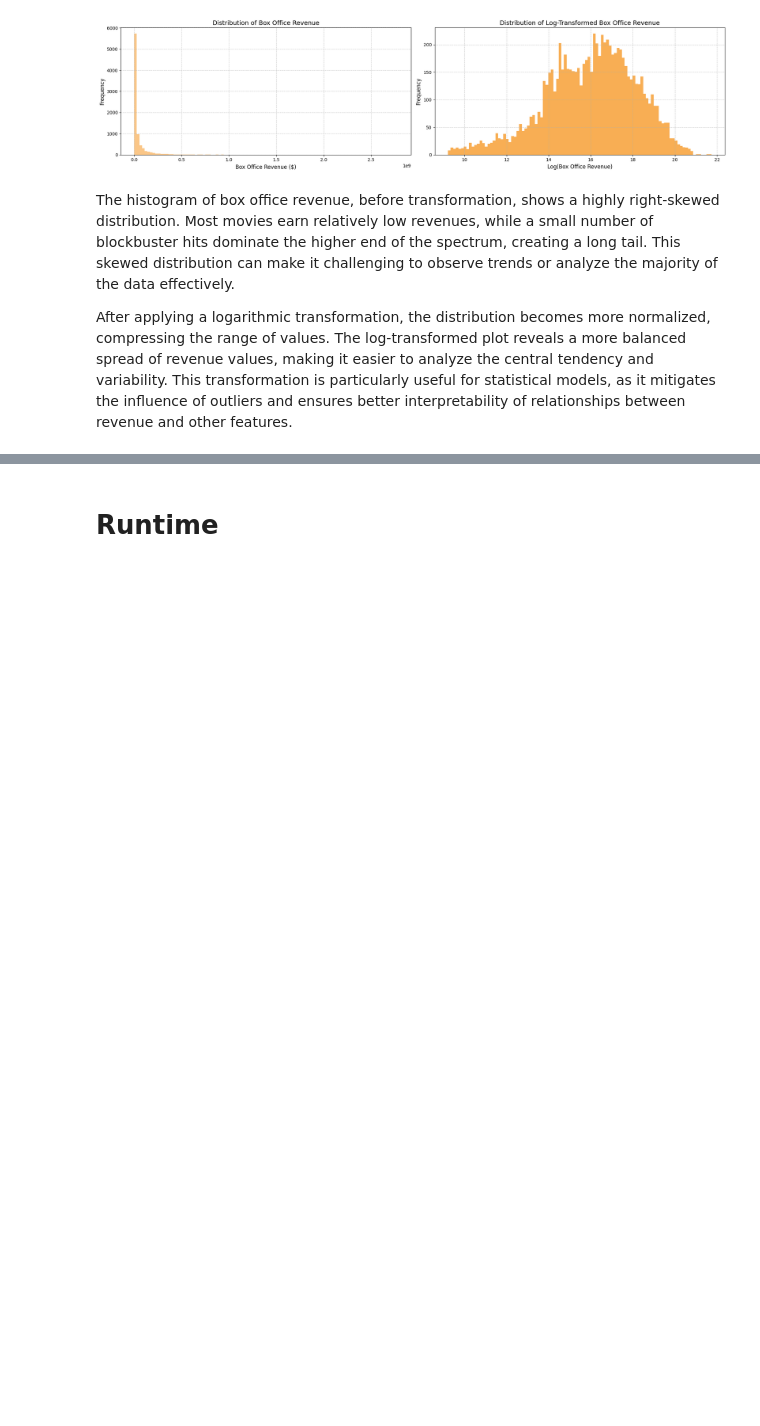
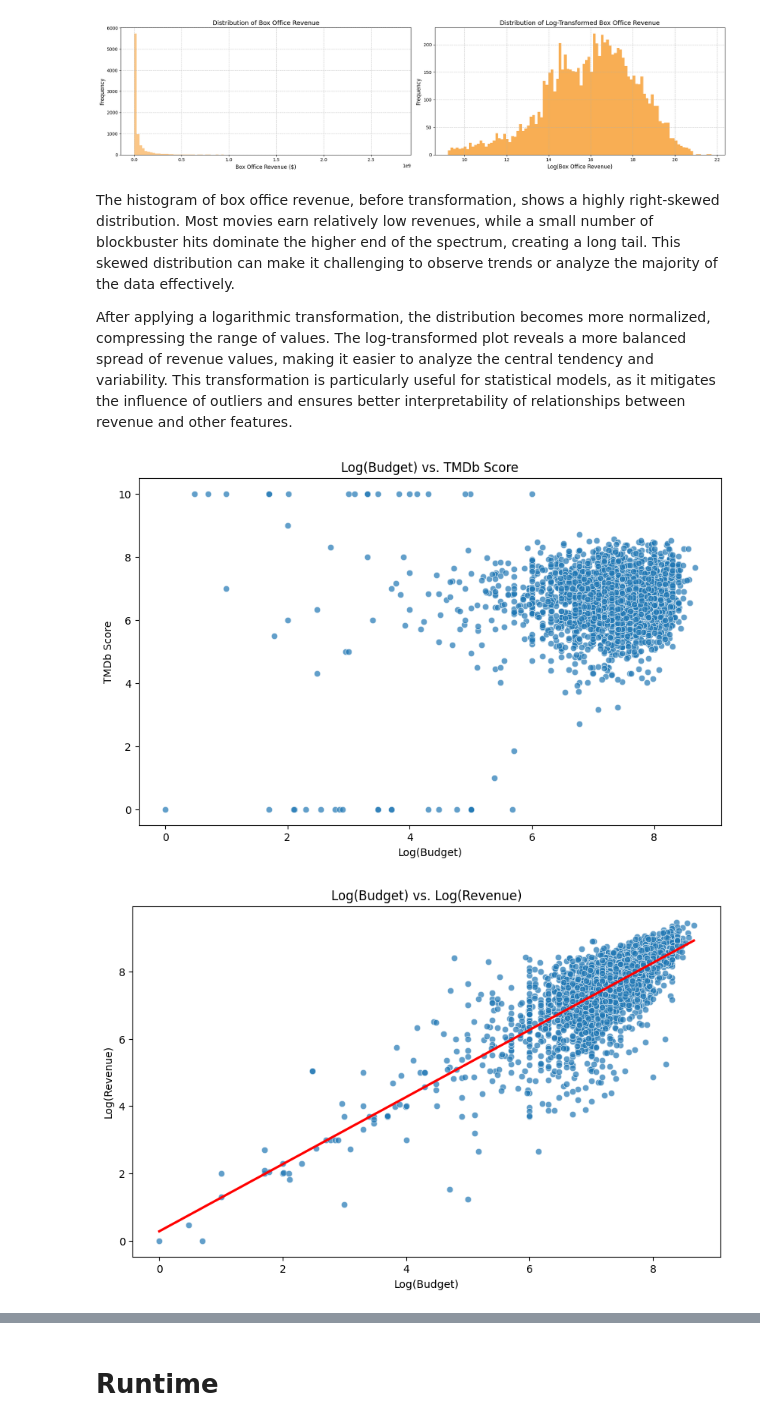
Before and after one commit to epfl-ada/ada-2024-project-conquistada, a Jupyter notebook: results.ipynb, the cells around one changed output, grey strips where cells are left out. Drawn from its saved outputs; the diff is of its cells as text; code cells hidden in the pictures; blank space fills up the shorter version.

```diff
--- a/results.ipynb
+++ b/results.ipynb
@@ -74,3 +84,73 @@ plt.show()
 The histogram of box office revenue, before transformation, shows a highly right-skewed distribution. Most movies earn relatively low revenues, while a small number of blockbuster hits dominate the higher end of the spectrum, creating a long tail. This skewed distribution can make it challenging to observe trends or analyze the majority of the data effectively.
 
 After applying a logarithmic transformation, the distribution becomes more normalized, compressing the range of values. The log-transformed plot reveals a more balanced spread of revenue values, making it easier to analyze the central tendency and variability. This transformation is particularly useful for statistical models, as it mitigates the influence of outliers and ensures better interpretability of relationships between revenue and other features.
+# %%
+# Data Cleaning
+tmdb['budget'] = pd.to_numeric(tmdb['budget'], errors='coerce')
+tmdb['revenue'] = pd.to_numeric(tmdb['revenue'], errors='coerce')
+tmdb['vote_average'] = pd.to_numeric(tmdb['vote_average'], errors='coerce')
+tmdb = tmdb.dropna(subset=['budget', 'revenue', 'vote_average'])
+
+# Filter movies with valid non-zero budgets and revenues
+tmdb = tmdb[(tmdb['budget'] > 0) & (tmdb['revenue'] > 0)]
+
+# Log-Scale Visualizations
+tmdb['log_budget'] = np.log10(tmdb['budget'])
+tmdb['log_revenue'] = np.log10(tmdb['revenue'])
+
+# Scatter Plot: Budget vs. TMDb Score (Log Scale)
+plt.figure(figsize=(10, 6))
+sns.scatterplot(data=tmdb, x='log_budget', y='vote_average', alpha=0.7)
+plt.title('Log(Budget) vs. TMDb Score')
+plt.xlabel('Log(Budget)')
+plt.ylabel('TMDb Score')
+plt.show()
+
+# Scatter Plot: Budget vs. Revenue (Log Scale)
+plt.figure(figsize=(10, 6))
+sns.scatterplot(data=tmdb, x='log_budget', y='log_revenue', alpha=0.7)
+sns.regplot(data=tmdb, x='log_budget', y='log_revenue', scatter=False, color='red', ci=None)
+plt.title('Log(Budget) vs. Log(Revenue)')
+plt.xlabel('Log(Budget)')
+plt.ylabel('Log(Revenue)')
+plt.show()
+
+# Boxplot: Budget Categories vs. TMDb Score
+tmdb['budget_category'] = pd.cut(tmdb['budget'], bins=[0, 1e6, 1e7, 1e8, np.inf], labels=['Low', 'Medium', 'High', 'Very High'])
+plt.figure(figsize=(10, 6))
+sns.boxplot(data=tmdb, x='budget_category', y='vote_average')
+plt.title('Budget Categories vs. TMDb Score')
+plt.xlabel('Budget Category')
+plt.ylabel('TMDb Score')
+plt.show()
+
+# Linear Regression: Budget vs. TMDb Score
+X = tmdb[['budget']]
+y_score = tmdb['vote_average']
+model_score = LinearRegression()
+model_score.fit(X, y_score)
+score_pred = model_score.predict(X)
+
+# Regression Summary for TMDb Score
+X_const = sm.add_constant(tmdb['budget'])
+model_score_sm = sm.OLS(tmdb['vote_average'], X_const).fit()
+print(model_score_sm.summary())
+
+# Linear Regression: Budget vs. Revenue
+X = tmdb[['log_budget']]
+y_revenue = tmdb['log_revenue']
+model_revenue = LinearRegression()
+model_revenue.fit(X, y_revenue)
+revenue_pred = model_revenue.predict(X)
+
+# Regression Summary for Revenue
+X_const_log = sm.add_constant(tmdb['log_budget'])
+model_revenue_sm = sm.OLS(tmdb['log_revenue'], X_const_log).fit()
+print(model_revenue_sm.summary())
+
+# R-squared values
+print(f"R-squared for Budget vs TMDb Score: {model_score.score(tmdb[['budget']], tmdb['vote_average'])}")
+print(f"R-squared for Log(Budget) vs Log(Revenue): {model_revenue.score(tmdb[['log_budget']], tmdb['log_revenue'])}")
+# %% [output]
+[figure, added]
+[figure, added]
```
Also changed, not shown: parts of 10 cells of this notebook, 1 other file.
